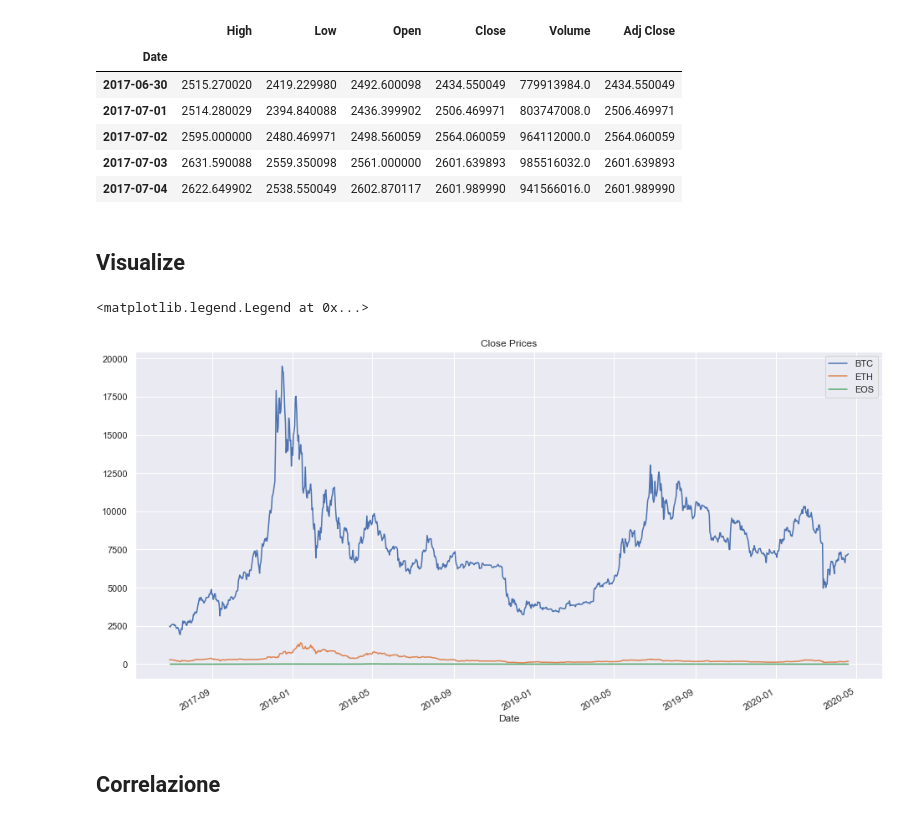
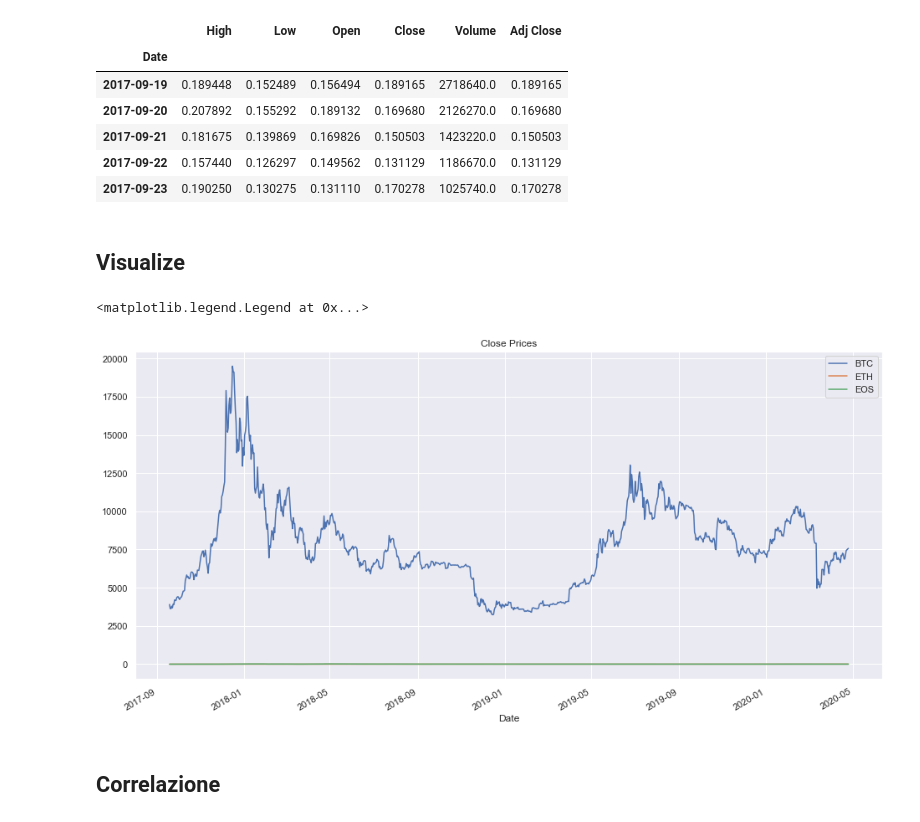
Before and after one commit to marcocaldera/stocks-analysis, a Jupyter notebook: Crypto Analysis.ipynb, the cells around one changed output. Drawn from its saved outputs; the diff is of its cells as text; code cells hidden in the pictures.

```diff
--- a/Crypto Analysis.ipynb
+++ b/Crypto Analysis.ipynb
@@ -8,22 +8,22 @@ from datetime import date
 import seaborn as sns
 sns.set()
 # %%
-start = datetime(2017,7,1)
+start = datetime(2017,9,20)
 end = date.today()
 
 btc = web.DataReader("BTC-USD", 'yahoo', start, end)
-eth = web.DataReader("ETH-USD", 'yahoo', start, end)
+eth = web.DataReader("LINK-USD", 'yahoo', start, end)
 eos = web.DataReader("EOS-USD", 'yahoo', start, end)
 # %%
-btc.head()
+eth.head()
 # %% [output]
 |  | High | Low | Open | Close | Volume | Adj Close |
 | Date |  |  |  |  |  |  |
-| 2017-06-30 | 2515.270020 | 2419.229980 | 2492.600098 | 2434.550049 | 779913984.0 | 2434.550049 |
-| 2017-07-01 | 2514.280029 | 2394.840088 | 2436.399902 | 2506.469971 | 803747008.0 | 2506.469971 |
-| 2017-07-02 | 2595.000000 | 2480.469971 | 2498.560059 | 2564.060059 | 964112000.0 | 2564.060059 |
-| 2017-07-03 | 2631.590088 | 2559.350098 | 2561.000000 | 2601.639893 | 985516032.0 | 2601.639893 |
-| 2017-07-04 | 2622.649902 | 2538.550049 | 2602.870117 | 2601.989990 | 941566016.0 | 2601.989990 |
+| 2017-09-19 | 0.189448 | 0.152489 | 0.156494 | 0.189165 | 2718640.0 | 0.189165 |
+| 2017-09-20 | 0.207892 | 0.155292 | 0.189132 | 0.169680 | 2126270.0 | 0.169680 |
+| 2017-09-21 | 0.181675 | 0.139869 | 0.169826 | 0.150503 | 1423220.0 | 0.150503 |
+| 2017-09-22 | 0.157440 | 0.126297 | 0.149562 | 0.131129 | 1186670.0 | 0.131129 |
+| 2017-09-23 | 0.190250 | 0.130275 | 0.131110 | 0.170278 | 1025740.0 | 0.170278 |
 # %% [markdown]
 ## Visualize
 # %%
@@ -33,7 +33,7 @@ eos['Adj Close'].plot(label='EOS')
 plt.legend()
 # %% [output]
 <matplotlib.legend.Legend at 0x...>
-[figure, old version]
+[figure, new version]
 # %% [markdown]
 ## Correlazione
 # %%
```
Also changed, not shown: parts of 2 cells of this notebook, 1 other file.
